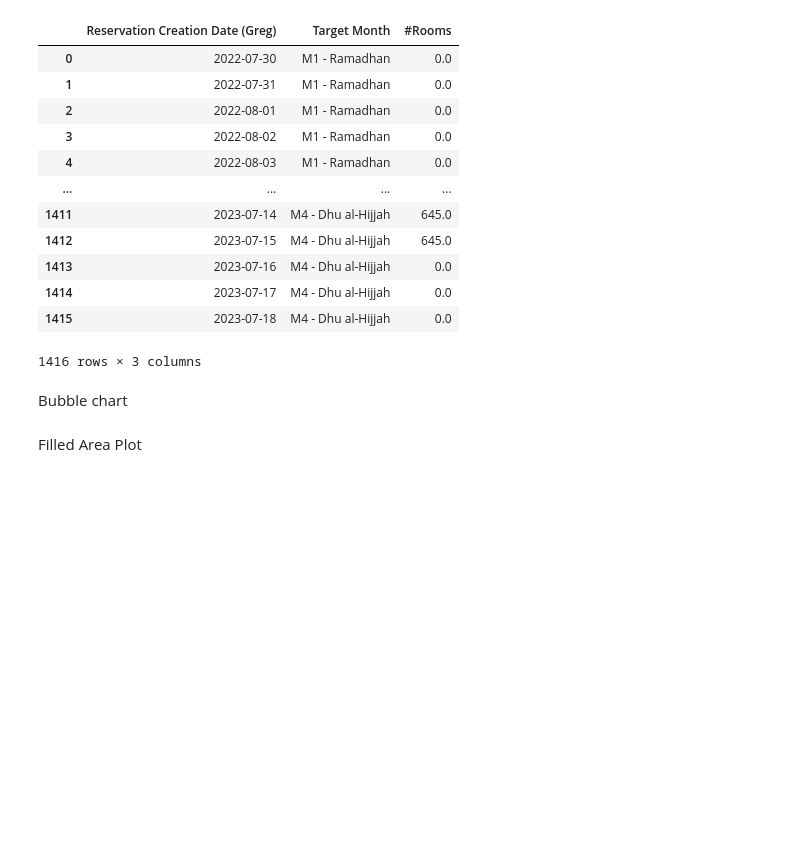
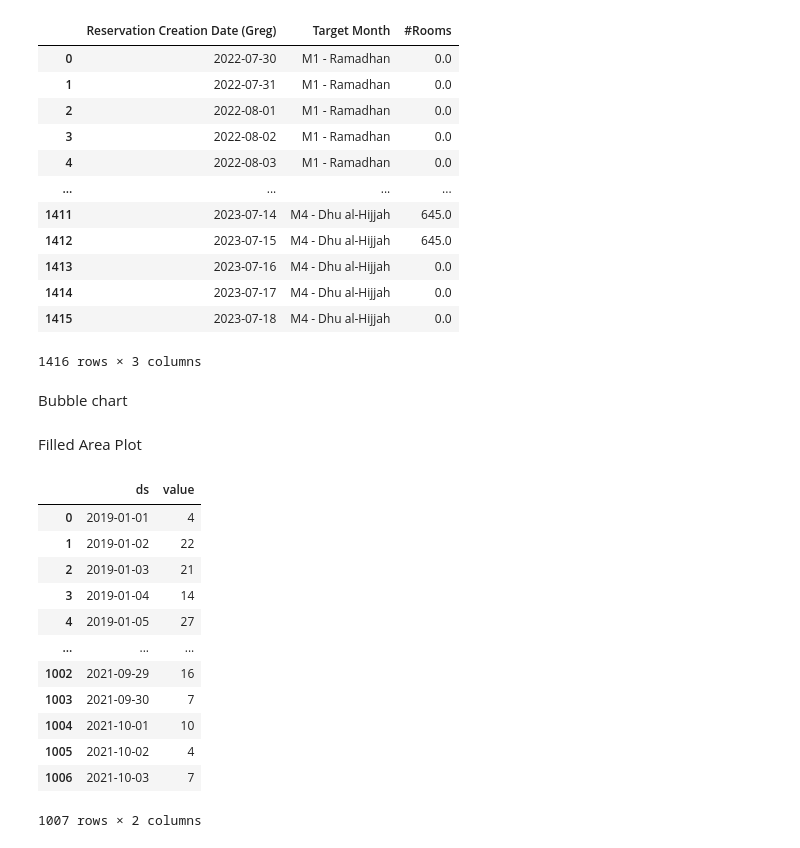
Before and after one commit to Ziadmohamed345/k2s-hotel-reservation, a Jupyter notebook: util-res-task/util-res-data-monthly-vis.ipynb, the cells around one changed output. Drawn from its saved outputs; the diff is of its cells as text; code cells hidden in the pictures; blank space fills up the shorter version.

```diff
--- a/util-res-task/util-res-data-monthly-vis.ipynb
+++ b/util-res-task/util-res-data-monthly-vis.ipynb
@@ -94,5 +94,30 @@ fig = px.area(df2, x="Reservation Creation Date (Greg)", y="#Rooms", color="Targ
 #fig.update_layout(barmode='overlay')
 
 fig.show()
+# %%
+dummy_start_date = "2019-01-01"
+dummy_end_date = "2021-10-03"
+# date range from start date to end date and random
+# column named value using amount of days as shape
+dummy_df = pd.DataFrame({
+    "ds": pd.date_range(dummy_start_date, dummy_end_date),
+    "value": np.random.randint(low=0, high=30,
+size=(pd.to_datetime(dummy_end_date) - pd.to_datetime(dummy_start_date)).days + 1,),
+})
+dummy_df
+# %% [output]
+|  | ds | value |
+| 0 | 2019-01-01 | 4 |
+| 1 | 2019-01-02 | 22 |
+| 2 | 2019-01-03 | 21 |
+| 3 | 2019-01-04 | 14 |
+| 4 | 2019-01-05 | 27 |
+| ... | ... | ... |
+| 1002 | 2021-09-29 | 16 |
+| 1003 | 2021-09-30 | 7 |
+| 1004 | 2021-10-01 | 10 |
+| 1005 | 2021-10-02 | 4 |
+| 1006 | 2021-10-03 | 7 |
+1007 rows × 2 columns
 # %%
 from plotly_calplot import calplot
```
Also changed, not shown: parts of 6 cells of this notebook.
